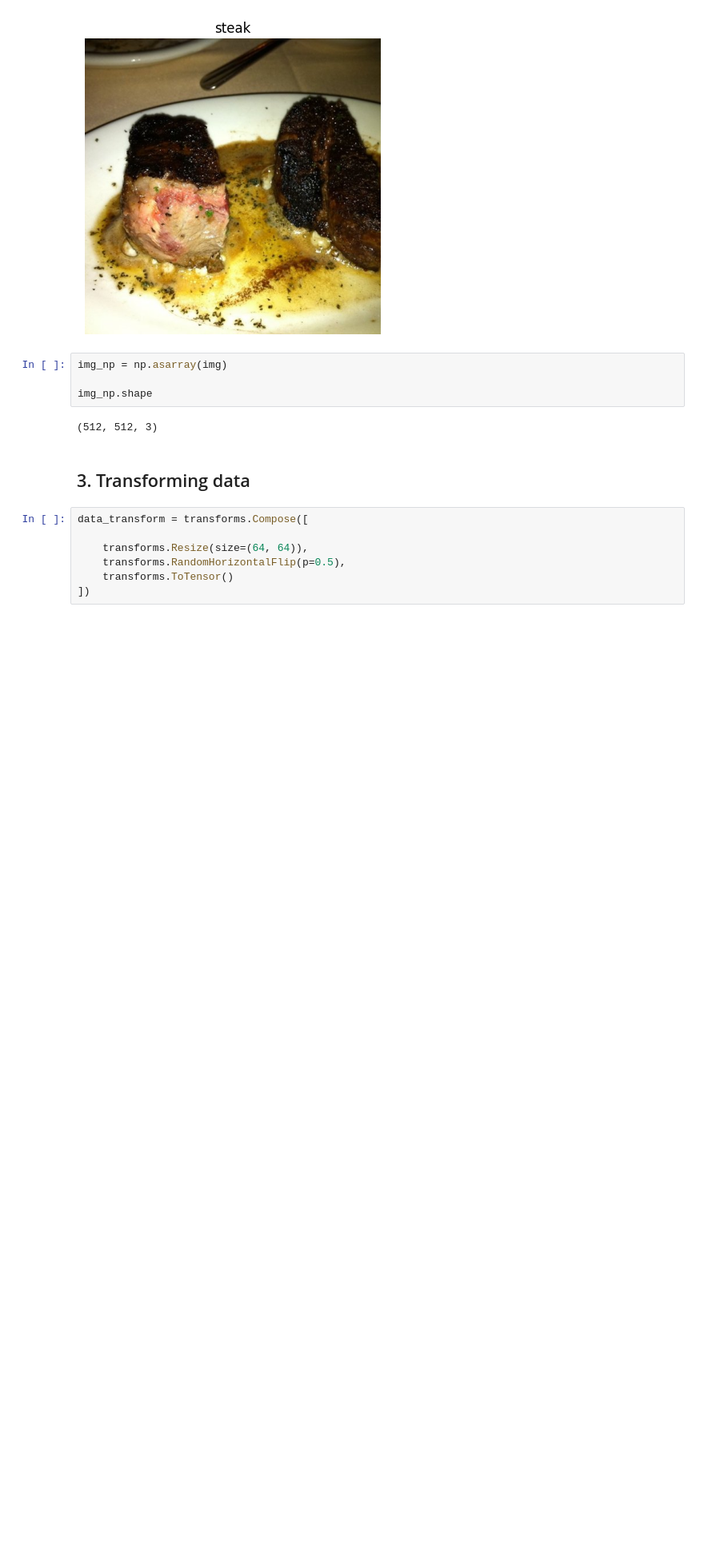
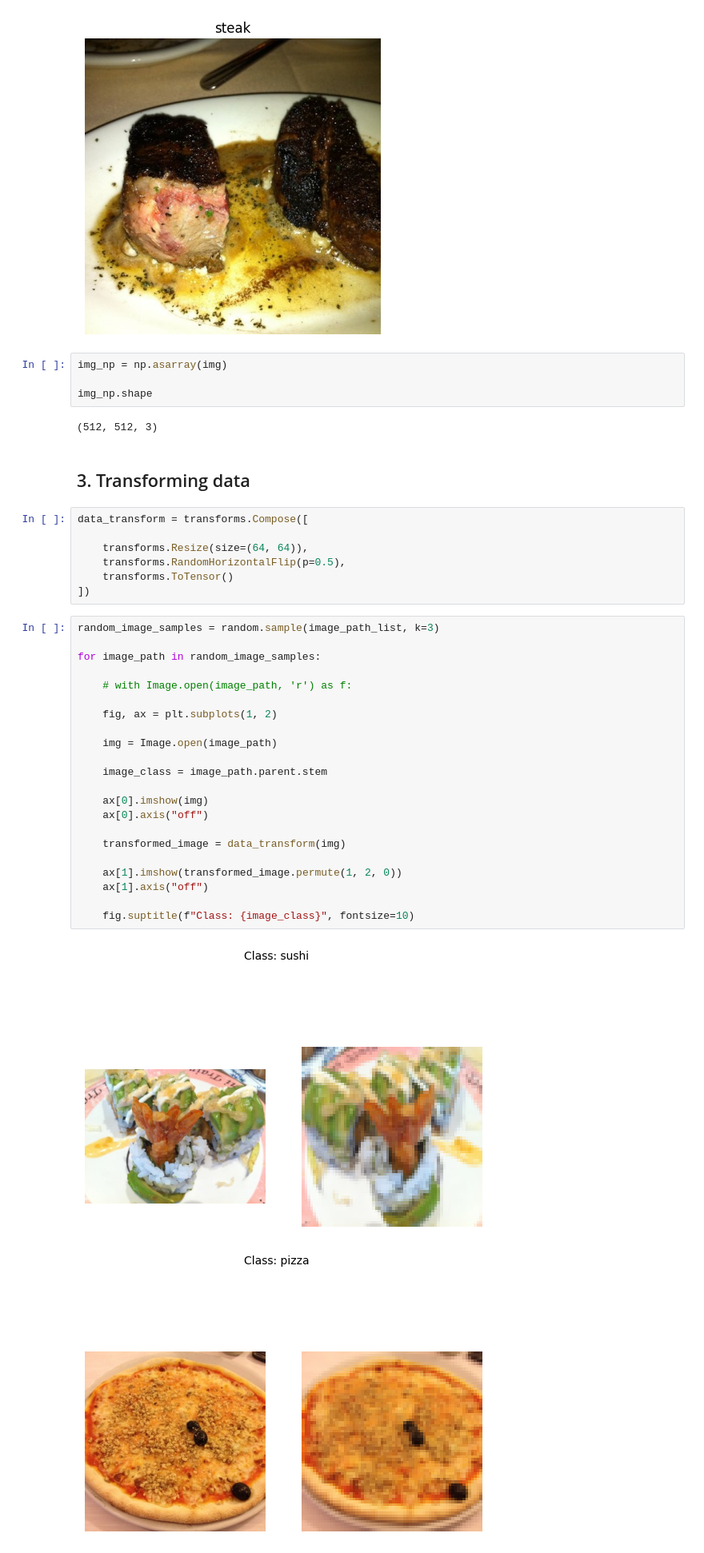
Before and after one commit to MuhammadAbuBakarQureshi/Machine-Learning, a Jupyter notebook: PyTorch/10-PyTorch-Custom-Datasets.ipynb, the cells around one changed output. Shown at 80% size. Saved outputs shown, nothing was run; the diff lists cells and outputs as text; blank space fills up the shorter version.

```diff
--- a/PyTorch/10-PyTorch-Custom-Datasets.ipynb
+++ b/PyTorch/10-PyTorch-Custom-Datasets.ipynb
@@ -127,3 +127,28 @@ data_transform = transforms.Compose([
     transforms.RandomHorizontalFlip(p=0.5),
     transforms.ToTensor()
 ])
+# %%
+random_image_samples = random.sample(image_path_list, k=3)
+
+for image_path in random_image_samples:
+
+    # with Image.open(image_path, 'r') as f:
+
+    fig, ax = plt.subplots(1, 2)
+
+    img = Image.open(image_path)
+
+    image_class = image_path.parent.stem
+
+    ax[0].imshow(img)
+    ax[0].axis("off")
+
+    transformed_image = data_transform(img)
+
+    ax[1].imshow(transformed_image.permute(1, 2, 0))
+    ax[1].axis("off")
+
+    fig.suptitle(f"Class: {image_class}", fontsize=10)
+# %% [output]
+[figure, added]
+[figure, added]
```
Also changed, not shown: parts of 11 cells of this notebook.
